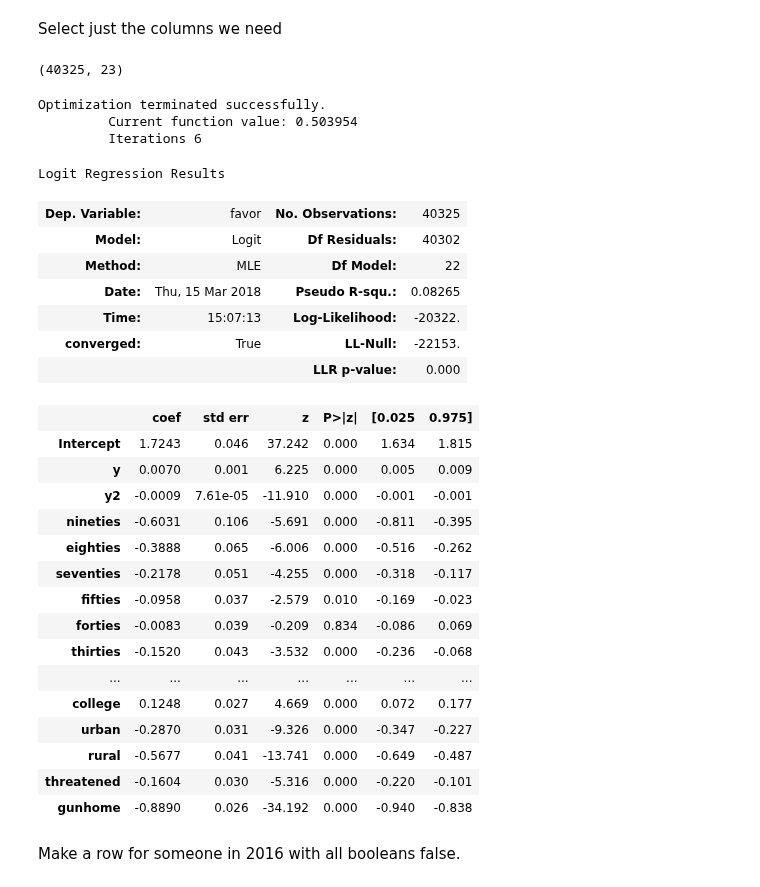
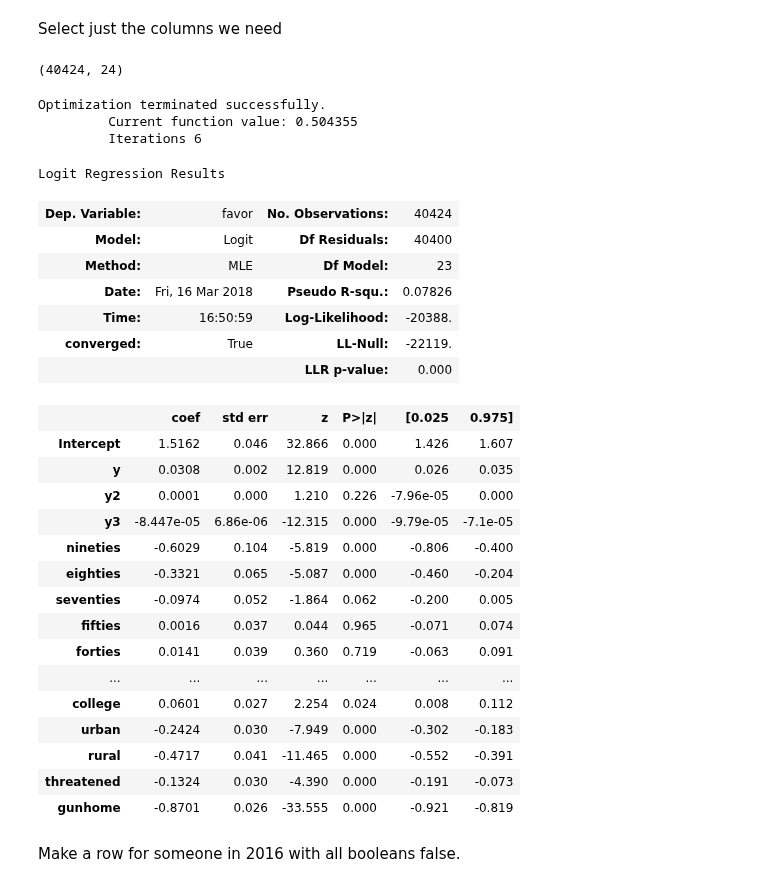
Before and after one commit to AllenDowney/GssReligion, a Jupyter notebook: gss_gun.ipynb, the cells around one changed output. Drawn from its saved outputs; the diff is of its cells as text; code cells hidden in the pictures.

```diff
--- a/gss_gun.ipynb
+++ b/gss_gun.ipynb
@@ -918,7 +919,7 @@ varnames = ['nineties', 'eighties', 'seventies', 'fifties', 'forties', 'thirties
             'female', 'black', 'otherrace', 'ishisp', 'conservative', 'liberal', 'lowrealinc', 'highrealinc',
             'college', 'urban', 'rural', 'threatened', 'gunhome']
 
-all_varnames = varnames + ['y', 'y2', 'favor']
+all_varnames = varnames + ['y', 'y2', 'y3', 'favor']
 # %%
 for varname in varnames:
     print(varname, sum(sample[varname].isnull()))
@@ -949,41 +950,41 @@ Select just the columns we need
 data = subset[all_varnames]
 data.shape
 # %% [output]
-(40325, 23)
+(40424, 24)
 # %%
-formula = ('favor ~ y + y2 + nineties + eighties + seventies + fifties + forties + thirties + twenties + '
+formula = ('favor ~ y + y2 + y3 + nineties + eighties + seventies + fifties + forties + thirties + twenties + '
            'female + black + otherrace + ishisp + conservative + liberal + lowrealinc + highrealinc + '
            'college + urban + rural + threatened + gunhome')
 model = smf.logit(formula, data=data).fit()
 model.summary()
 # %% [output]
 Optimization terminated successfully.
-         Current function value: 0.503954
+         Current function value: 0.504355
          Iterations 6
 Logit Regression Results
-| Dep. Variable: | favor | No. Observations: | 40325 |
-| Model: | Logit | Df Residuals: | 40302 |
-| Method: | MLE | Df Model: | 22 |
-| Date: | Thu, 15 Mar 2018 | Pseudo R-squ.: | 0.08265 |
-| Time: | 15:07:13 | Log-Likelihood: | -20322. |
-| converged: | True | LL-Null: | -22153. |
+| Dep. Variable: | favor | No. Observations: | 40424 |
+| Model: | Logit | Df Residuals: | 40400 |
+| Method: | MLE | Df Model: | 23 |
+| Date: | Fri, 16 Mar 2018 | Pseudo R-squ.: | 0.07826 |
+| Time: | 16:50:59 | Log-Likelihood: | -20388. |
+| converged: | True | LL-Null: | -22119. |
 |  |  | LLR p-value: | 0.000 |
 |  | coef | std err | z | P>|z| | [0.025 | 0.975] |
-| Intercept | 1.7243 | 0.046 | 37.242 | 0.000 | 1.634 | 1.815 |
-| y | 0.0070 | 0.001 | 6.225 | 0.000 | 0.005 | 0.009 |
-| y2 | -0.0009 | 7.61e-05 | -11.910 | 0.000 | -0.001 | -0.001 |
-| nineties | -0.6031 | 0.106 | -5.691 | 0.000 | -0.811 | -0.395 |
-| eighties | -0.3888 | 0.065 | -6.006 | 0.000 | -0.516 | -0.262 |
-| seventies | -0.2178 | 0.051 | -4.255 | 0.000 | -0.318 | -0.117 |
-| fifties | -0.0958 | 0.037 | -2.579 | 0.010 | -0.169 | -0.023 |
-| forties | -0.0083 | 0.039 | -0.209 | 0.834 | -0.086 | 0.069 |
-| thirties | -0.1520 | 0.043 | -3.532 | 0.000 | -0.236 | -0.068 |
+| Intercept | 1.5162 | 0.046 | 32.866 | 0.000 | 1.426 | 1.607 |
+| y | 0.0308 | 0.002 | 12.819 | 0.000 | 0.026 | 0.035 |
+| y2 | 0.0001 | 0.000 | 1.210 | 0.226 | -7.96e-05 | 0.000 |
+| y3 | -8.447e-05 | 6.86e-06 | -12.315 | 0.000 | -9.79e-05 | -7.1e-05 |
+| nineties | -0.6029 | 0.104 | -5.819 | 0.000 | -0.806 | -0.400 |
+| eighties | -0.3321 | 0.065 | -5.087 | 0.000 | -0.460 | -0.204 |
+| seventies | -0.0974 | 0.052 | -1.864 | 0.062 | -0.200 | 0.005 |
+| fifties | 0.0016 | 0.037 | 0.044 | 0.965 | -0.071 | 0.074 |
+| forties | 0.0141 | 0.039 | 0.360 | 0.719 | -0.063 | 0.091 |
 | ... | ... | ... | ... | ... | ... | ... |
-| college | 0.1248 | 0.027 | 4.669 | 0.000 | 0.072 | 0.177 |
-| urban | -0.2870 | 0.031 | -9.326 | 0.000 | -0.347 | -0.227 |
-| rural | -0.5677 | 0.041 | -13.741 | 0.000 | -0.649 | -0.487 |
-| threatened | -0.1604 | 0.030 | -5.316 | 0.000 | -0.220 | -0.101 |
-| gunhome | -0.8890 | 0.026 | -34.192 | 0.000 | -0.940 | -0.838 |
+| college | 0.0601 | 0.027 | 2.254 | 0.024 | 0.008 | 0.112 |
+| urban | -0.2424 | 0.030 | -7.949 | 0.000 | -0.302 | -0.183 |
+| rural | -0.4717 | 0.041 | -11.465 | 0.000 | -0.552 | -0.391 |
+| threatened | -0.1324 | 0.030 | -4.390 | 0.000 | -0.191 | -0.073 |
+| gunhome | -0.8701 | 0.026 | -33.555 | 0.000 | -0.921 | -0.819 |
 # %% [markdown]
 Make a row for someone in 2016 with all booleans false.
 # %%
```
Also changed, not shown: parts of 66 cells of this notebook.
